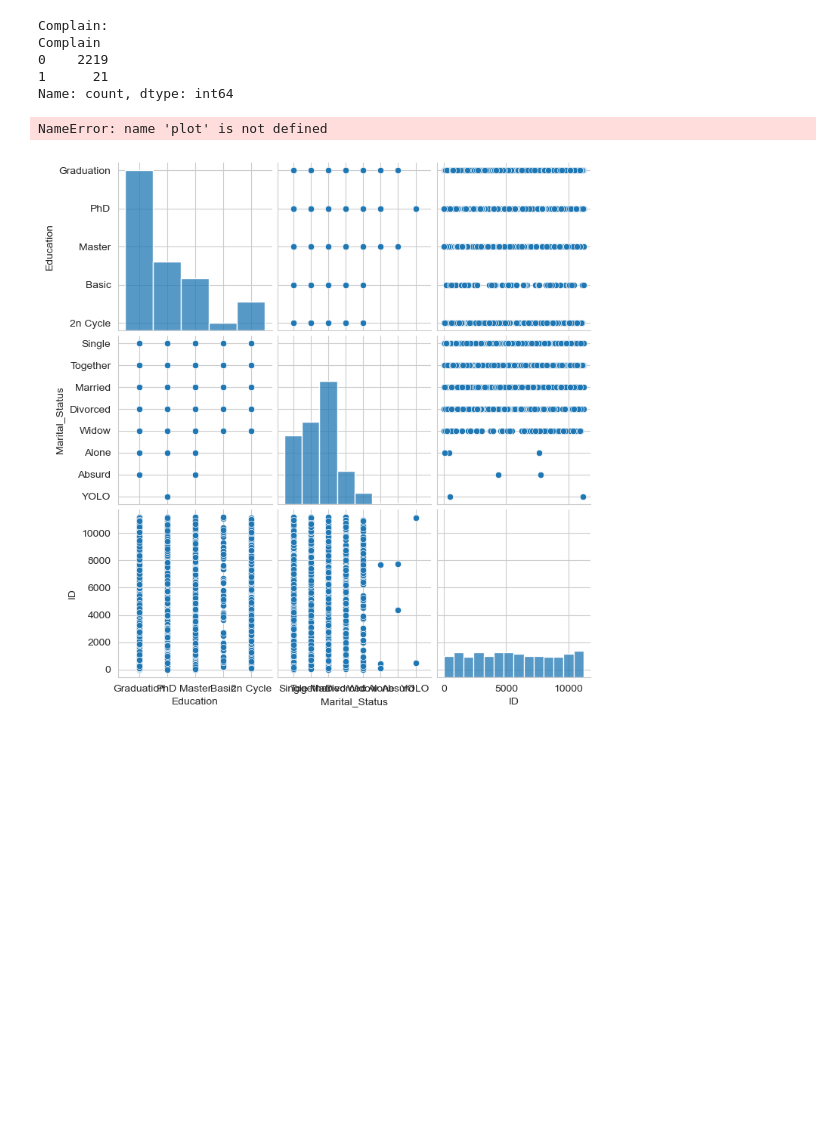
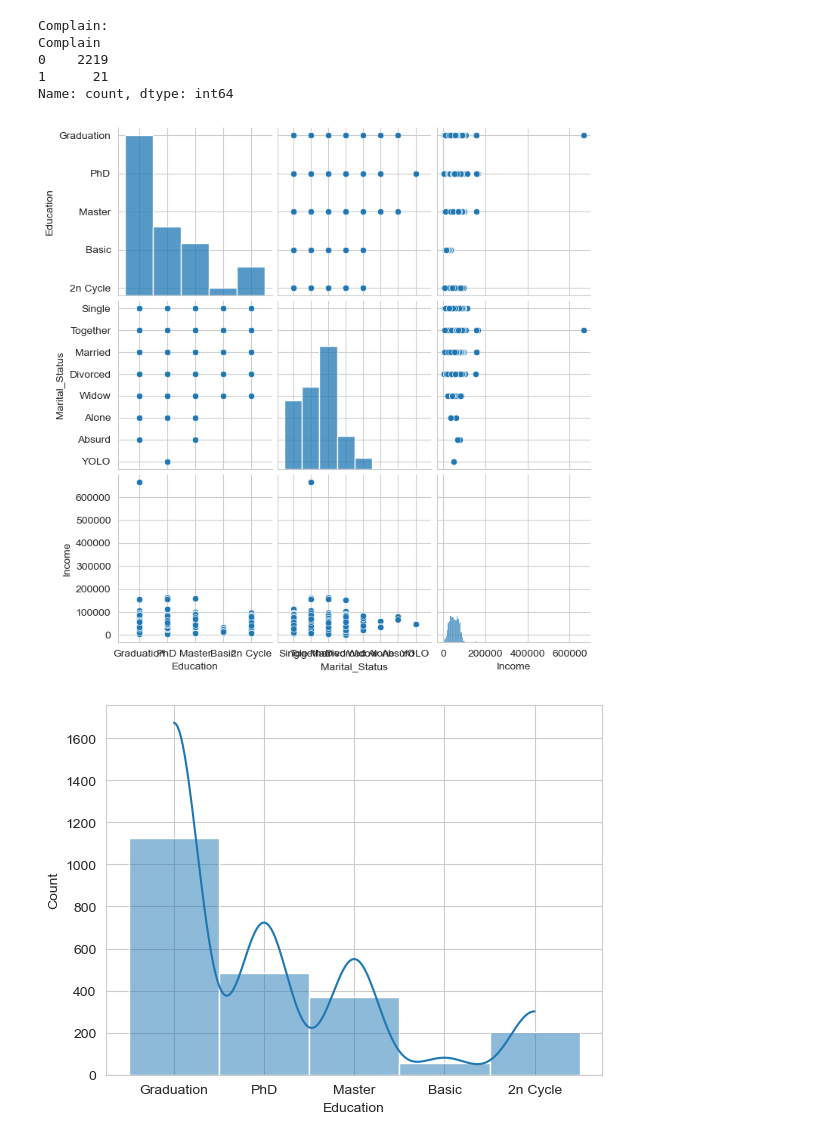
Before and after one commit to vkr93/Data-Science-and-Machine-Learning-INDE-577---Spring-2024-, a Jupyter notebook: Unsupervised Learning/1_K_means_Clustering/k_means_clustering.ipynb, the cells around one changed output. Drawn from its saved outputs; the diff is of its cells as text; code cells hidden in the pictures; blank space fills up the shorter version.

```diff
--- a/Unsupervised Learning/1_K_means_Clustering/k_means_clustering.ipynb
+++ b/Unsupervised Learning/1_K_means_Clustering/k_means_clustering.ipynb
@@ -163,23 +163,23 @@ Name: count, dtype: int64
 # %%
 #Visualize the data
 sns.set_style('whitegrid')
-sns.pairplot(data, vars=['Education', 'Marital_Status', 'ID'])
-plot.show()
+sns.pairplot(data, vars=['Education', 'Marital_Status', 'Income'])
+plt.show()
 
 sns.histplot(data, x='Education', kde=True)
 plt.show()
 
-sns.histplot(data, x='ID', kde=True)
+sns.histplot(data, x='Income', kde=True)
 plt.show()
 
 sns.histplot(data, x='Marital_Status', kde=True)
 plt.show()
 
 sns.histplot(data["Income"], bins=100, kde=True, color= 'skyblue')
 plt.xlabel("Income")
 plt.ylabel("Frequency")
 plt.title("Income Distrubution")
 plt.show()
 # %% [output]
-NameError: name 'plot' is not defined
-[figure, old version]
+[figure, new version]
+[figure, added]
```
Also changed, not shown: parts of 3 cells of this notebook.
